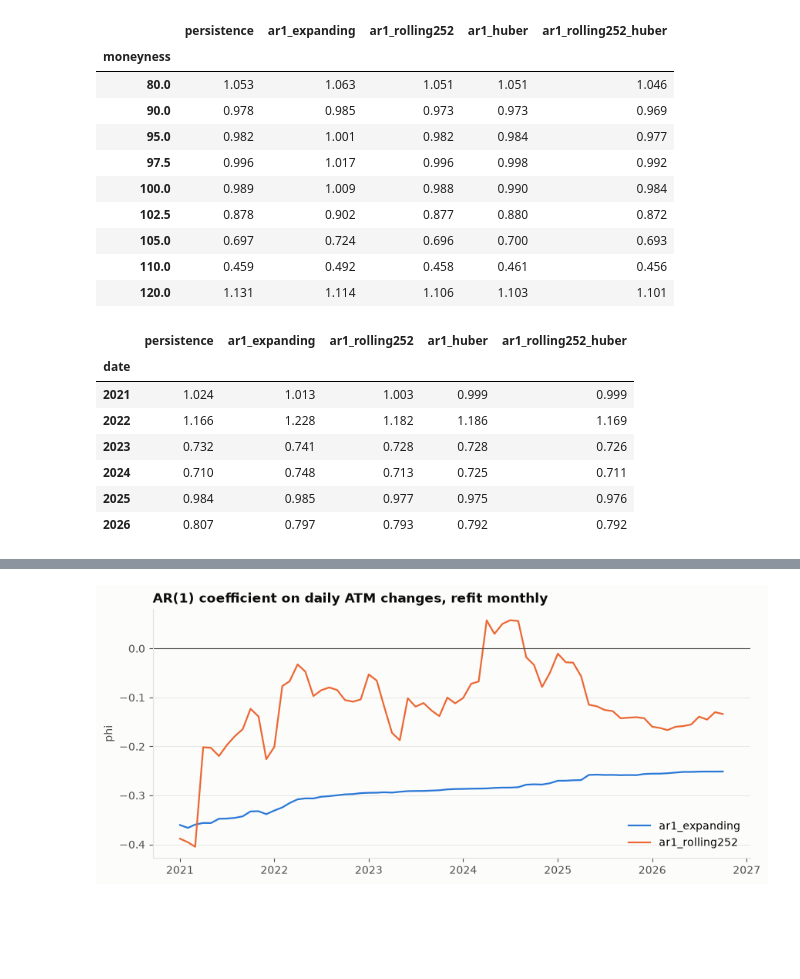
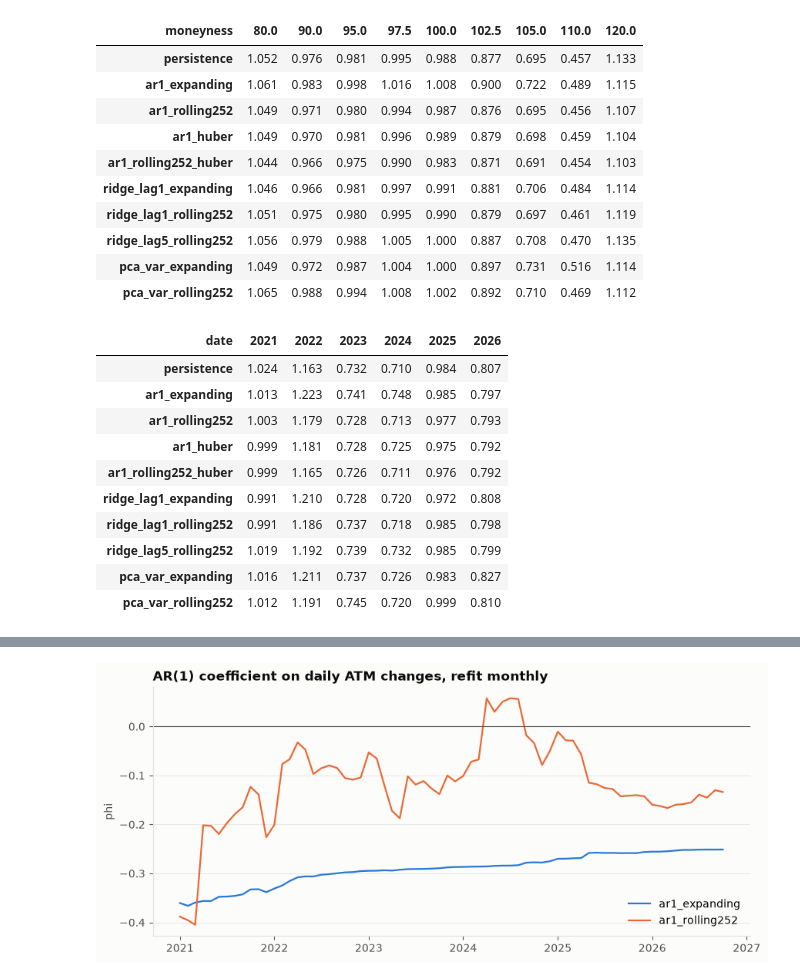
Before and after one commit to manidmt/spx-vol-surface-forecasting, a Jupyter notebook: notebooks/02_baselines.ipynb, the cells around one changed output, grey strips where cells are left out. Cells and saved outputs as stored; diff of their text form; code cells hidden in the pictures; blank space fills up the shorter version.

```diff
--- a/notebooks/02_baselines.ipynb
+++ b/notebooks/02_baselines.ipynb
@@ -70,0 +118,11 @@ for name, kw in {
+# %%
+ridge_alphas = {}
+for name, kw in {
+    "ridge_lag1_expanding": {"nlags": 1},
+    "ridge_lag1_rolling252": {"nlags": 1, "window": 252},
+    "ridge_lag5_rolling252": {"nlags": 5, "window": 252},
+}.items():
+    preds[name], ridge_alphas[name] = predict_ridge(**kw)
+
+preds["pca_var_expanding"] = predict_pca_var()
+preds["pca_var_rolling252"] = predict_pca_var(window=252)
@@ -101,30 +171,33 @@ summary.round(4)
 # %%
-mae_by_moneyness = pd.DataFrame({name: e.abs().mean(axis=0) for name, e in errors.items()})
+mae_by_moneyness = pd.DataFrame({name: e.abs().mean(axis=0) for name, e in errors.items()}).T
 mae_by_moneyness.round(3)
 # %% [output]
-|  | persistence | ar1_expanding | ar1_rolling252 | ar1_huber | ar1_rolling252_huber |
-| moneyness |  |  |  |  |  |
-| 80.0 | 1.053 | 1.063 | 1.051 | 1.051 | 1.046 |
-| 90.0 | 0.978 | 0.985 | 0.973 | 0.973 | 0.969 |
-| 95.0 | 0.982 | 1.001 | 0.982 | 0.984 | 0.977 |
-| 97.5 | 0.996 | 1.017 | 0.996 | 0.998 | 0.992 |
-| 100.0 | 0.989 | 1.009 | 0.988 | 0.990 | 0.984 |
-| 102.5 | 0.878 | 0.902 | 0.877 | 0.880 | 0.872 |
-| 105.0 | 0.697 | 0.724 | 0.696 | 0.700 | 0.693 |
-| 110.0 | 0.459 | 0.492 | 0.458 | 0.461 | 0.456 |
-| 120.0 | 1.131 | 1.114 | 1.106 | 1.103 | 1.101 |
+| moneyness | 80.0 | 90.0 | 95.0 | 97.5 | 100.0 | 102.5 | 105.0 | 110.0 | 120.0 |
+| persistence | 1.052 | 0.976 | 0.981 | 0.995 | 0.988 | 0.877 | 0.695 | 0.457 | 1.133 |
+| ar1_expanding | 1.061 | 0.983 | 0.998 | 1.016 | 1.008 | 0.900 | 0.722 | 0.489 | 1.115 |
+| ar1_rolling252 | 1.049 | 0.971 | 0.980 | 0.994 | 0.987 | 0.876 | 0.695 | 0.456 | 1.107 |
+| ar1_huber | 1.049 | 0.970 | 0.981 | 0.996 | 0.989 | 0.879 | 0.698 | 0.459 | 1.104 |
+| ar1_rolling252_huber | 1.044 | 0.966 | 0.975 | 0.990 | 0.983 | 0.871 | 0.691 | 0.454 | 1.103 |
+| ridge_lag1_expanding | 1.046 | 0.966 | 0.981 | 0.997 | 0.991 | 0.881 | 0.706 | 0.484 | 1.114 |
+| ridge_lag1_rolling252 | 1.051 | 0.975 | 0.980 | 0.995 | 0.990 | 0.879 | 0.697 | 0.461 | 1.119 |
+| ridge_lag5_rolling252 | 1.056 | 0.979 | 0.988 | 1.005 | 1.000 | 0.887 | 0.708 | 0.470 | 1.135 |
+| pca_var_expanding | 1.049 | 0.972 | 0.987 | 1.004 | 1.000 | 0.897 | 0.731 | 0.516 | 1.114 |
+| pca_var_rolling252 | 1.065 | 0.988 | 0.994 | 1.008 | 1.002 | 0.892 | 0.710 | 0.469 | 1.112 |
 # %%
 mae_by_year = pd.DataFrame({name: e.abs().mean(axis=1).groupby(e.index.year).mean() for name, e in errors.items()})
-mae_by_year.round(3)
+mae_by_year.T.round(3)
 # %% [output]
-|  | persistence | ar1_expanding | ar1_rolling252 | ar1_huber | ar1_rolling252_huber |
-| date |  |  |  |  |  |
-| 2021 | 1.024 | 1.013 | 1.003 | 0.999 | 0.999 |
-| 2022 | 1.166 | 1.228 | 1.182 | 1.186 | 1.169 |
-| 2023 | 0.732 | 0.741 | 0.728 | 0.728 | 0.726 |
-| 2024 | 0.710 | 0.748 | 0.713 | 0.725 | 0.711 |
-| 2025 | 0.984 | 0.985 | 0.977 | 0.975 | 0.976 |
-| 2026 | 0.807 | 0.797 | 0.793 | 0.792 | 0.792 |
+| date | 2021 | 2022 | 2023 | 2024 | 2025 | 2026 |
+| persistence | 1.024 | 1.163 | 0.732 | 0.710 | 0.984 | 0.807 |
+| ar1_expanding | 1.013 | 1.223 | 0.741 | 0.748 | 0.985 | 0.797 |
+| ar1_rolling252 | 1.003 | 1.179 | 0.728 | 0.713 | 0.977 | 0.793 |
+| ar1_huber | 0.999 | 1.181 | 0.728 | 0.725 | 0.975 | 0.792 |
+| ar1_rolling252_huber | 0.999 | 1.165 | 0.726 | 0.711 | 0.976 | 0.792 |
+| ridge_lag1_expanding | 0.991 | 1.210 | 0.728 | 0.720 | 0.972 | 0.808 |
+| ridge_lag1_rolling252 | 0.991 | 1.186 | 0.737 | 0.718 | 0.985 | 0.798 |
+| ridge_lag5_rolling252 | 1.019 | 1.192 | 0.739 | 0.732 | 0.985 | 0.799 |
+| pca_var_expanding | 1.016 | 1.211 | 0.737 | 0.726 | 0.983 | 0.827 |
+| pca_var_rolling252 | 1.012 | 1.191 | 0.745 | 0.720 | 0.999 | 0.810 |
 # %%
 def diebold_mariano(e_ref, e, loss, maxlags=5):
     dl = loss(e_ref).mean(axis=1) - loss(e).mean(axis=1)
```
Also changed, not shown: parts of 6 cells of this notebook.
